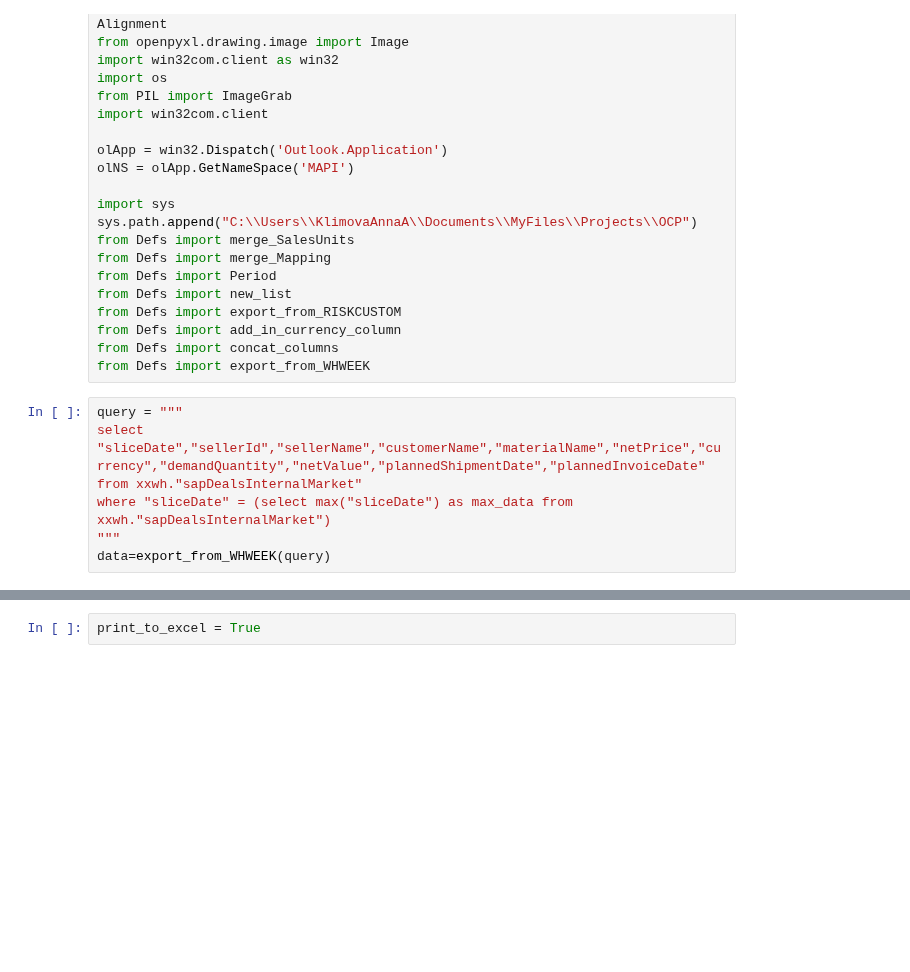
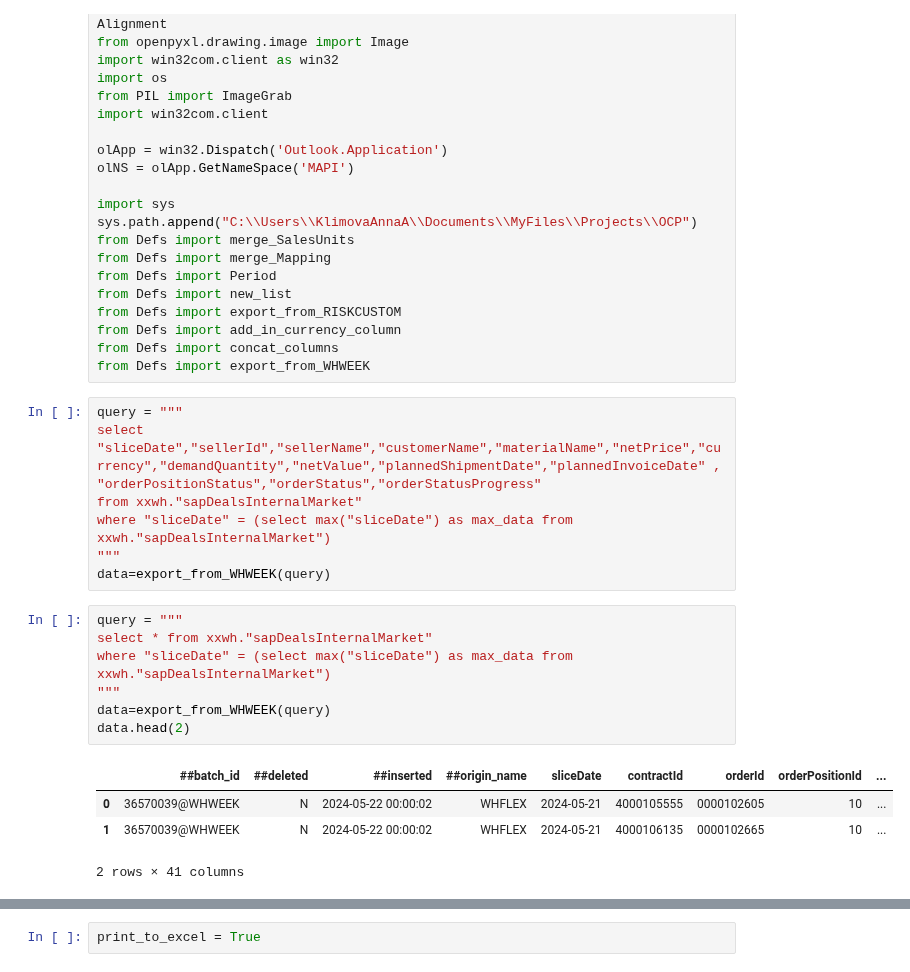
Before and after one commit to Lirollel/Work_AIM_Jupyter-Python-Pandas, a Jupyter notebook: OCP/Testing_bd/Coal.ipynb, the cells around one changed output, grey strips where cells are left out. Cells and saved outputs as stored; diff of their text form; blank space fills up the shorter version.

```diff
--- a/OCP/Testing_bd/Coal.ipynb
+++ b/OCP/Testing_bd/Coal.ipynb
@@ -28,8 +28,20 @@ from Defs import concat_columns
 from Defs import export_from_WHWEEK
 # %%
 query = """
-select "sliceDate","sellerId","sellerName","customerName","materialName","netPrice","currency","demandQuantity","netValue","plannedShipmentDate","plannedInvoiceDate"
+select "sliceDate","sellerId","sellerName","customerName","materialName","netPrice","currency","demandQuantity","netValue","plannedShipmentDate","plannedInvoiceDate" , "orderPositionStatus","orderStatus","orderStatusProgress"
 from xxwh."sapDealsInternalMarket"
 where "sliceDate" = (select max("sliceDate") as max_data from xxwh."sapDealsInternalMarket")
 """
 data=export_from_WHWEEK(query)
+# %%
+query = """
+select * from xxwh."sapDealsInternalMarket"
+where "sliceDate" = (select max("sliceDate") as max_data from xxwh."sapDealsInternalMarket")
+"""
+data=export_from_WHWEEK(query)
+data.head(2)
+# %% [output]
+|  | ##batch_id | ##deleted | ##inserted | ##origin_name | sliceDate | contractId | orderId | orderPositionId | ... |
+| 0 | 36570039@WHWEEK | N | 2024-05-22 00:00:02 | WHFLEX | 2024-05-21 | 4000105555 | 0000102605 | 10 | ... |
+| 1 | 36570039@WHWEEK | N | 2024-05-22 00:00:02 | WHFLEX | 2024-05-21 | 4000106135 | 0000102665 | 10 | ... |
+2 rows × 41 columns
```
Also changed, not shown: parts of 3 cells of this notebook, 7 other files.
